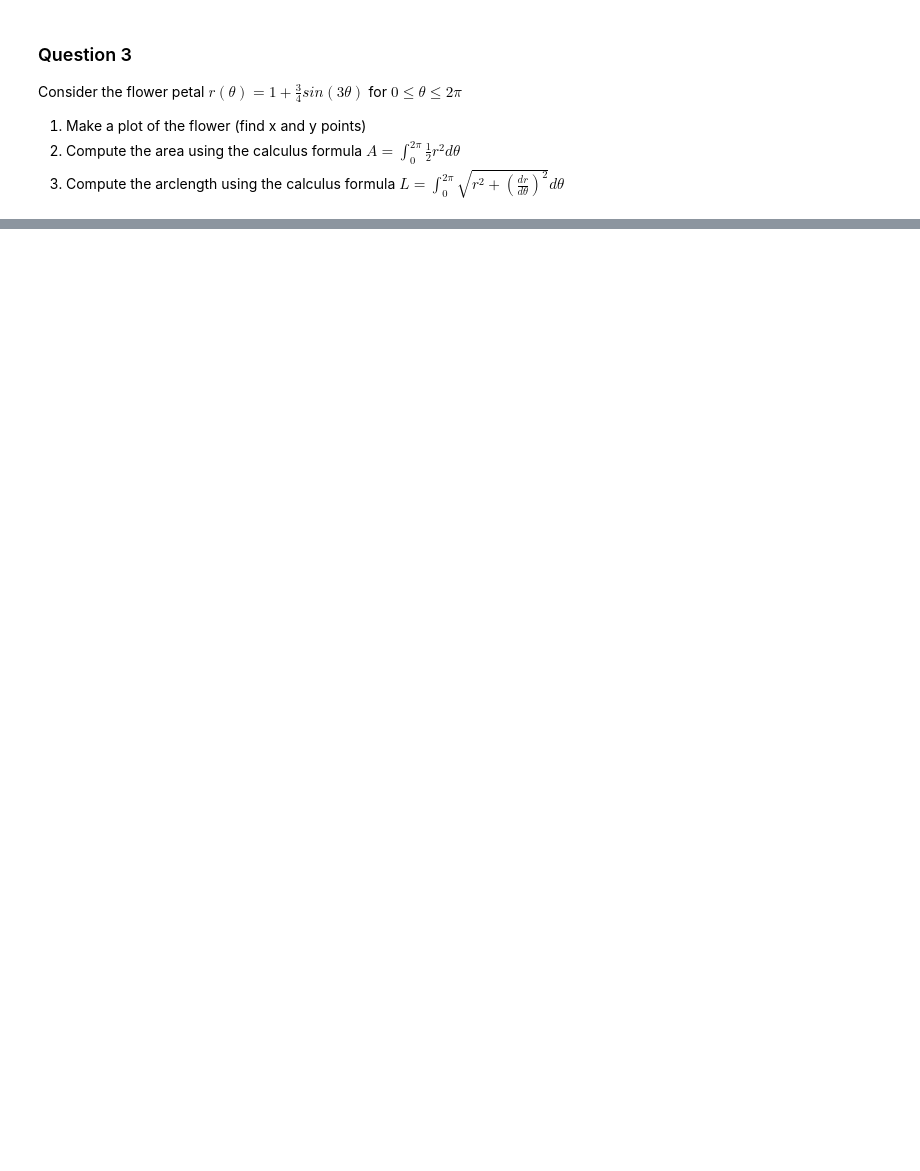
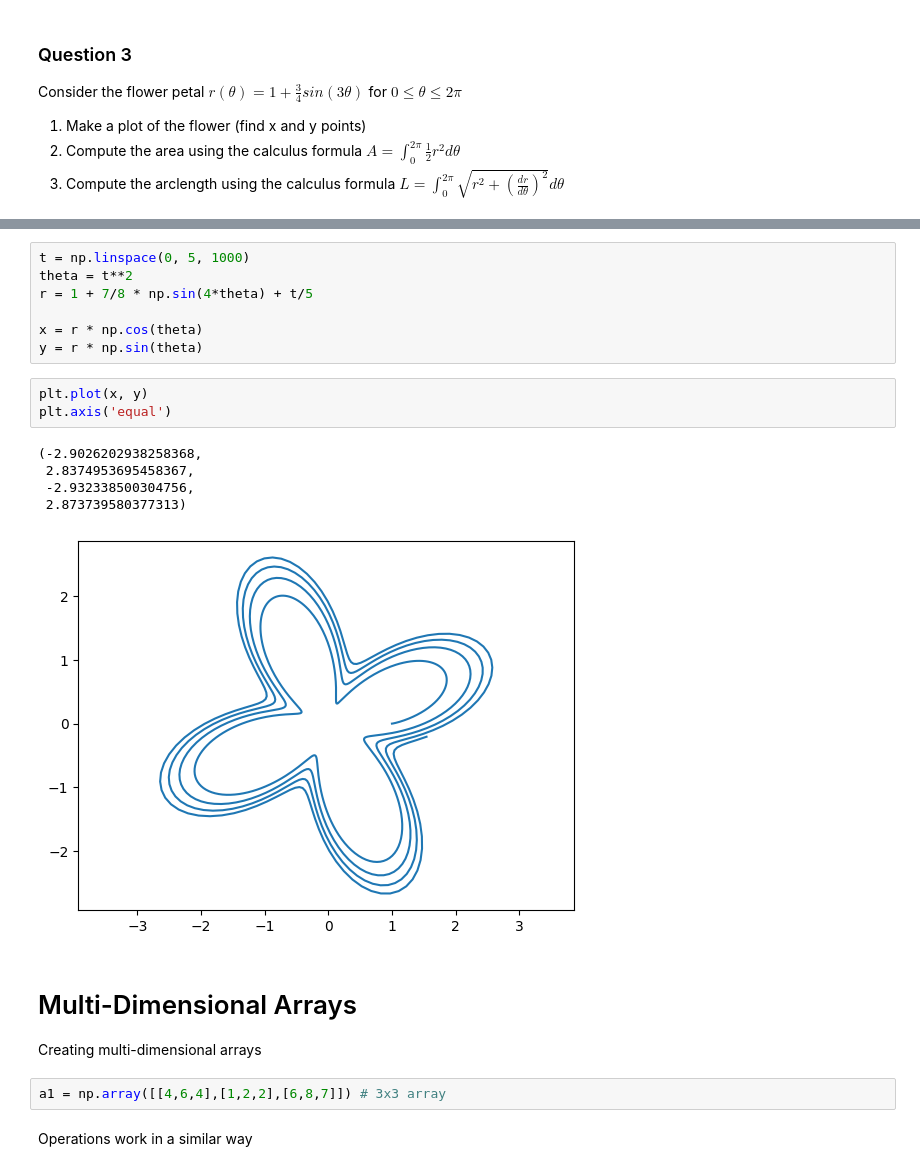
Before and after one commit to ashleysharp/codespaces-jupyter, a Jupyter notebook: notebooks/numpy.ipynb, the cells around one changed output, grey strips where cells are left out. Saved outputs shown, nothing was run; the diff lists cells and outputs as text; blank space fills up the shorter version.

Commit message:
More numpy examples and multi-dimensional arrays

```diff
--- a/notebooks/numpy.ipynb
+++ b/notebooks/numpy.ipynb
@@ -280,0 +306,23 @@ L
+# %%
+t = np.linspace(0, 5, 1000)
+theta = t**2
+r = 1 + 7/8 * np.sin(4*theta) + t/5
+
+x = r * np.cos(theta)
+y = r * np.sin(theta)
+# %%
+plt.plot(x, y)
+plt.axis('equal')
+# %% [output]
+(-2.9026202938258368,
+ 2.8374953695458367,
+ -2.932338500304756,
+ 2.873739580377313)
+[figure, added]
+# %% [markdown]
+# Multi-Dimensional Arrays
+Creating multi-dimensional arrays
+# %%
+a1 = np.array([[4,6,4],[1,2,2],[6,8,7]]) # 3x3 array
+# %% [markdown]
+Operations work in a similar way
```
Also changed, not shown: parts of 89 cells of this notebook.
